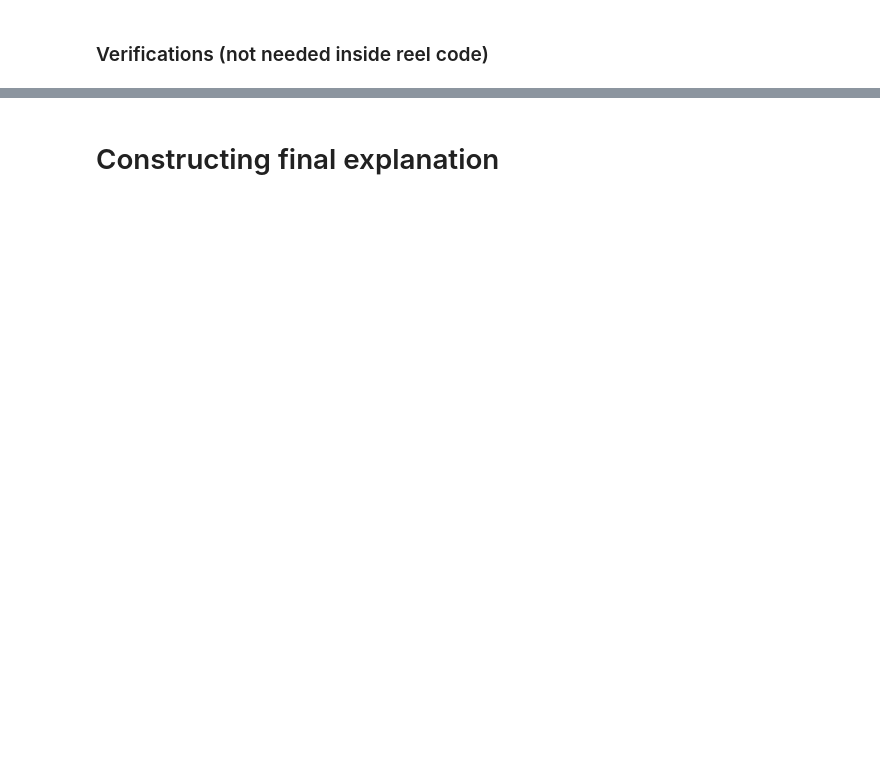
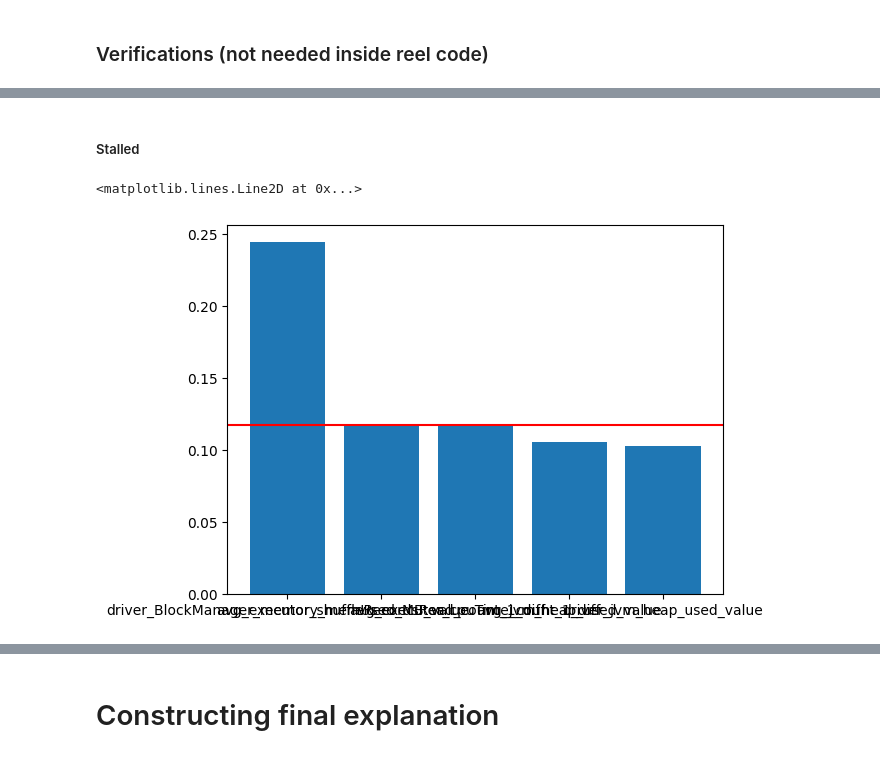
Before and after one commit to louise-davy/exstream-implementation, a Jupyter notebook: algorithm_as_a_notebook.ipynb, the cells around one changed output, grey strips where cells are left out. Drawn from its saved outputs; the diff is of its cells as text; code cells hidden in the pictures; blank space fills up the shorter version.

```diff
--- a/algorithm_as_a_notebook.ipynb
+++ b/algorithm_as_a_notebook.ipynb
@@ -508,0 +654,8 @@ new_filtered_features_bursty
+# %% [markdown]
+##### Stalled
+# %%
+plt.bar(absolute_and_sort_distances(distances_stalled).keys(), absolute_and_sort_distances(distances_stalled).values())
+plt.axhline(y=np.median(list(absolute_and_sort_distances(distances_stalled).values())), c='r')
+# %% [output]
+<matplotlib.lines.Line2D at 0x...>
+[figure, added]
```
Also changed, not shown: parts of 35 cells of this notebook, 2 other files.
